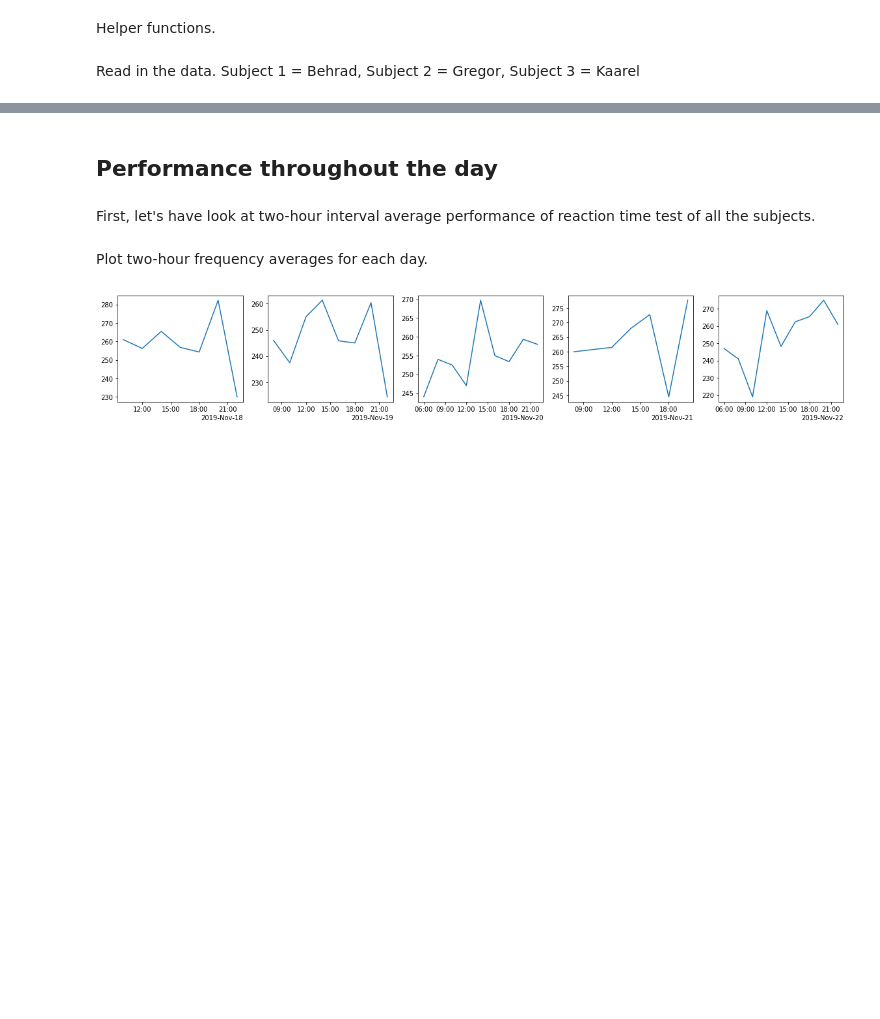
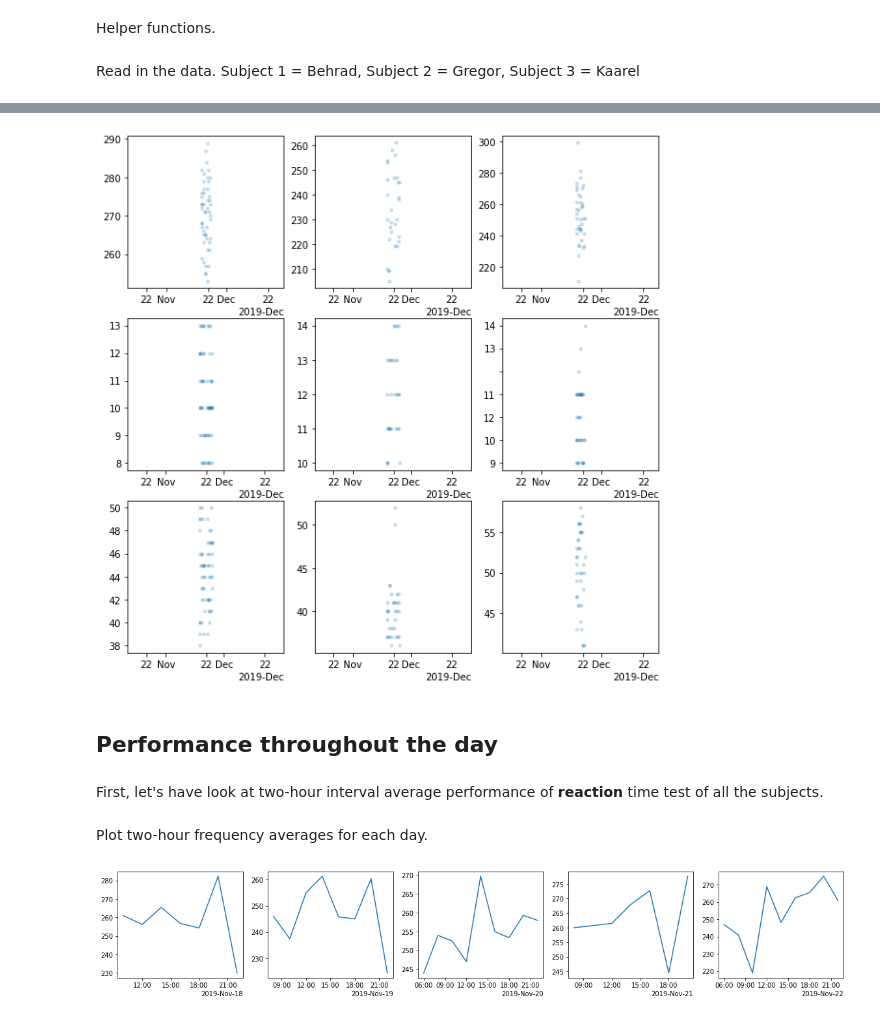
Before and after one commit to kaareltinn/icns-project, a Jupyter notebook: project.ipynb, the cells around one changed output, grey strips where cells are left out. Drawn from its saved outputs; the diff is of its cells as text; code cells hidden in the pictures; blank space fills up the shorter version.

Commit message:
Unify data and plot and describe initial data

```diff
--- a/project.ipynb
+++ b/project.ipynb
@@ -48,7 +51,30 @@ add_datetime_column(reaction_subject_1_data)
 add_datetime_column(reaction_subject_2_data)
 add_datetime_column(reaction_subject_3_data)
 
+add_datetime_column(visual_subject_1_data)
+add_datetime_column(visual_subject_2_data)
+add_datetime_column(visual_subject_3_data)
+
+add_datetime_column(typing_subject_1_data)
+add_datetime_column(typing_subject_2_data)
+add_datetime_column(typing_subject_3_data)
+
 # Add 'time' column to dataframes
 add_time_column(reaction_subject_1_data)
 add_time_column(reaction_subject_2_data)
 add_time_column(reaction_subject_3_data)
+
+add_time_column(visual_subject_1_data)
+add_time_column(visual_subject_2_data)
+add_time_column(visual_subject_3_data)
+
+add_time_column(typing_subject_1_data)
+add_time_column(typing_subject_2_data)
+add_time_column(typing_subject_3_data)
+
+# Create data dictionary
+data = {
+    'reaction': [reaction_subject_1_data, reaction_subject_2_data, reaction_subject_3_data],
+    'visual': [visual_subject_1_data, visual_subject_2_data, visual_subject_3_data],
+    'typing': [typing_subject_1_data, typing_subject_2_data, typing_subject_3_data]
+}
@@ -55,7 +106,21 @@ add_time_column(reaction_subject_3_data)
+# %%
+fig, axs = plt.subplots(3, 3, figsize=(10, 10))
+
+for i, (test_type, ax) in enumerate(zip(np.repeat(['reaction', 'visual', 'typing'], 3), itertools.chain(*axs))):
+    d = data[test_type][i % 3]
+    ax.scatter(d.datetime, d.result, marker='.', alpha=0.2)
+    locator = mdates.AutoDateLocator(minticks=3, maxticks=3)
+    formatter = mdates.ConciseDateFormatter(locator)
+    ax.xaxis.set_major_locator(locator)
+    ax.xaxis.set_major_formatter(formatter)
+
+plt.show()
+# %% [output]
+[figure, added]
 # %% [markdown]
 ## Performance throughout the day
 # %% [markdown]
-First, let's have look at two-hour interval average performance of reaction time test of all the subjects.
+First, let's have look at two-hour interval average performance of **reaction** time test of all the subjects.
 # %%
 # Combine all subjects reaction data into single dataframe
 reaction_data = pd.concat([reaction_subject_1_data, reaction_subject_2_data, reaction_subject_3_data])
```
Also changed, not shown: parts of 7 cells of this notebook, 6 other files.
